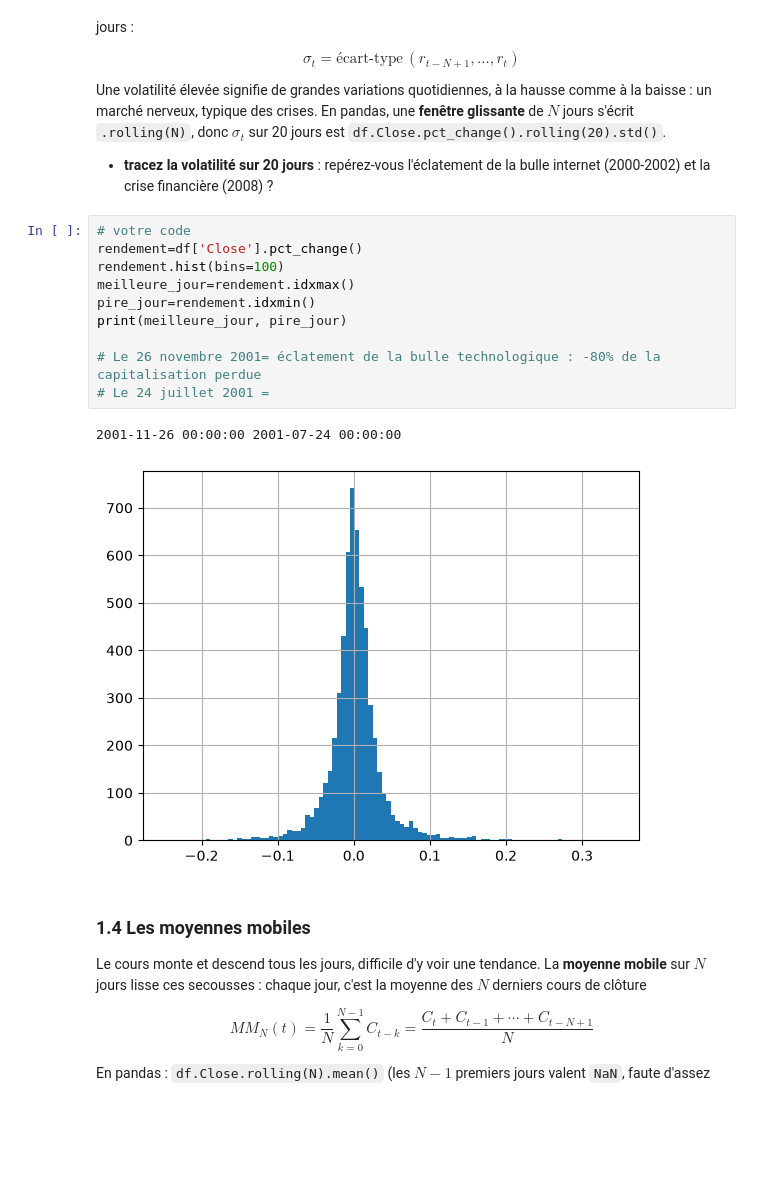
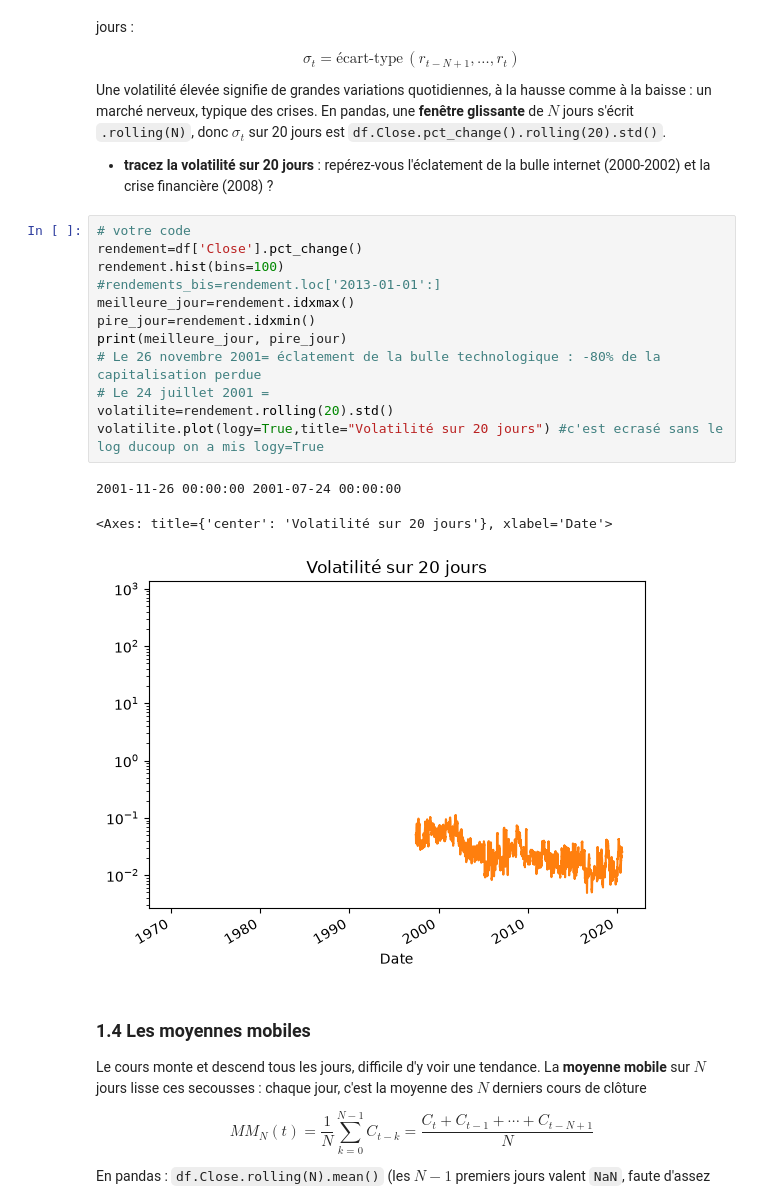
Before and after one commit to SIMVIA-lucas-sovre/projet-trading-pandas, a Jupyter notebook: Groupe-4.ipynb, the cells around one changed output. Saved outputs shown, nothing was run; the diff lists cells and outputs as text; blank space fills up the shorter version.

```diff
--- a/Groupe-4.ipynb
+++ b/Groupe-4.ipynb
@@ -164,16 +164,19 @@ En pandas, une **fenêtre glissante** de $N$ jours s'écrit `.rolling(N)`, donc
 # %%
 # votre code
 rendement=df['Close'].pct_change()
 rendement.hist(bins=100)
+#rendements_bis=rendement.loc['2013-01-01':]
 meilleure_jour=rendement.idxmax()
 pire_jour=rendement.idxmin()
 print(meilleure_jour, pire_jour)
-
 # Le 26 novembre 2001= éclatement de la bulle technologique : -80% de la capitalisation perdue
 # Le 24 juillet 2001 =
+volatilite=rendement.rolling(20).std()
+volatilite.plot(logy=True,title="Volatilité sur 20 jours") #c'est ecrasé sans le log ducoup on a mis logy=True
 # %% [output]
 2001-11-26 00:00:00 2001-07-24 00:00:00
+<Axes: title={'center': 'Volatilité sur 20 jours'}, xlabel='Date'>
-[figure, old version]
+[figure, new version]
 # %% [markdown]
 ### 1.4 Les moyennes mobiles
 
```
